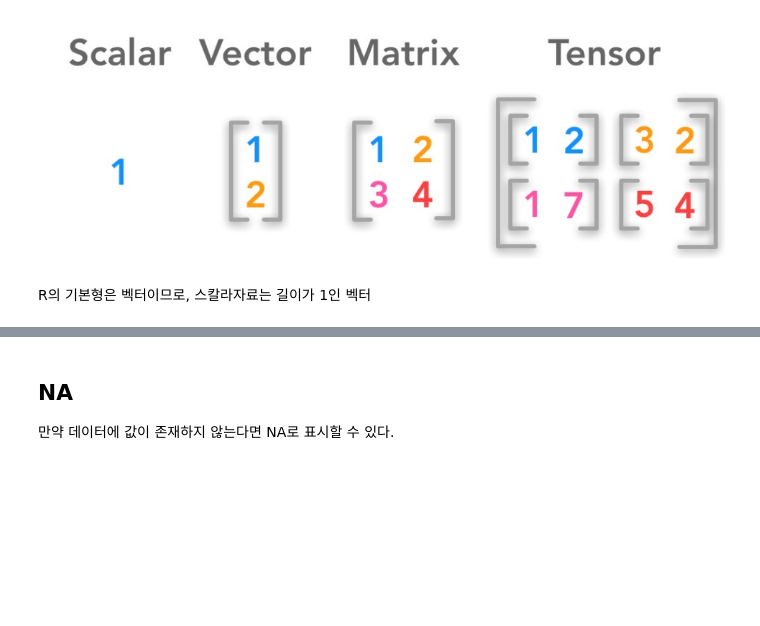
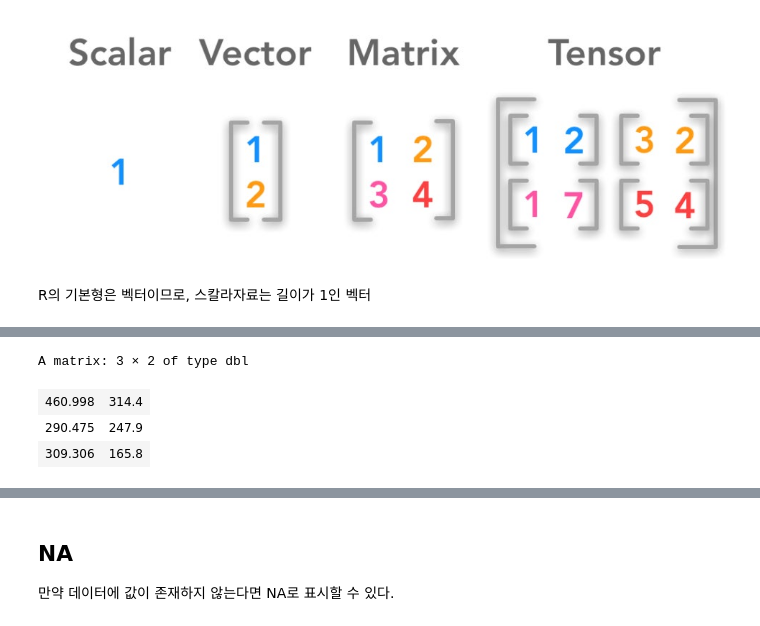
Before and after one commit to tarutear/2025-1, a Jupyter notebook: Introduction_to_R.ipynb, the cells around one changed output, grey strips where cells are left out. Cells and saved outputs as stored; diff of their text form; code cells hidden in the pictures; blank space fills up the shorter version.

```diff
--- a/Introduction_to_R.ipynb
+++ b/Introduction_to_R.ipynb
@@ -74,0 +289,9 @@ print(c)
+# %%
+#box_office를 matrix로 만들기
+star_wars_matrix <- matrix(box_office, nrow =3 , byrow=TRUE)
+star_wars_matrix
+# %% [output]
+A matrix: 3 × 2 of type dbl
+| 460.998 | 314.4 |
+| 290.475 | 247.9 |
+| 309.306 | 165.8 |
```
Also changed, not shown: parts of 48 cells of this notebook.
